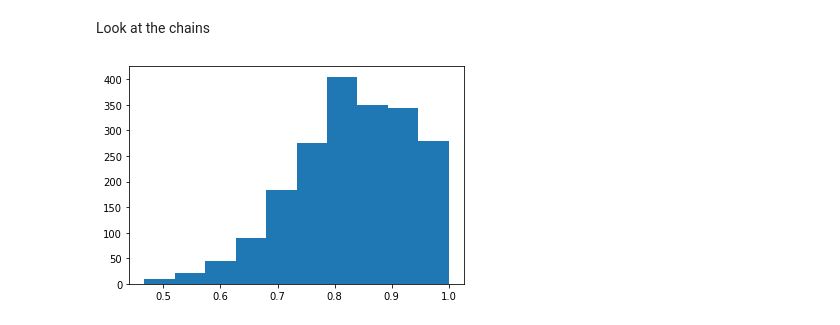
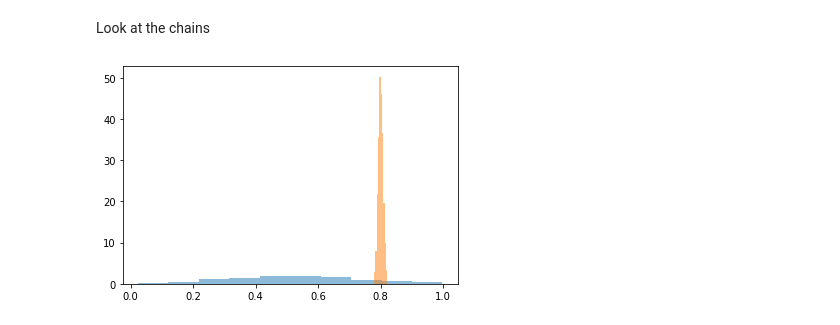
Before and after one commit to tillahoffmann/shedding, a Jupyter notebook: tensorflow-likelihood.ipynb, the cells around one changed output. Saved outputs shown, nothing was run; the diff lists cells and outputs as text; code cells hidden in the pictures.

```diff
--- a/tensorflow-likelihood.ipynb
+++ b/tensorflow-likelihood.ipynb
@@ -259,9 +293,9 @@ acceptance_rate = tf.reduce_mean(accepted, axis=0)
 # %% [markdown]
 Look at the chains
-# %%
-samples = chain[-2:,:,38].numpy().flatten()
-plt.hist(samples)
-plt.show()
-# %% [output]
-[figure, removed]
+# %%
+plt.hist(chain[-1,:,38].flatten(), density=True, alpha=0.5)
+plt.hist(walkers1.numpy()[:,38], density=True, alpha=0.5)
+plt.show()
+# %% [output]
+[figure, added]
 # %%
```
Also changed, not shown: parts of 16 cells of this notebook.
